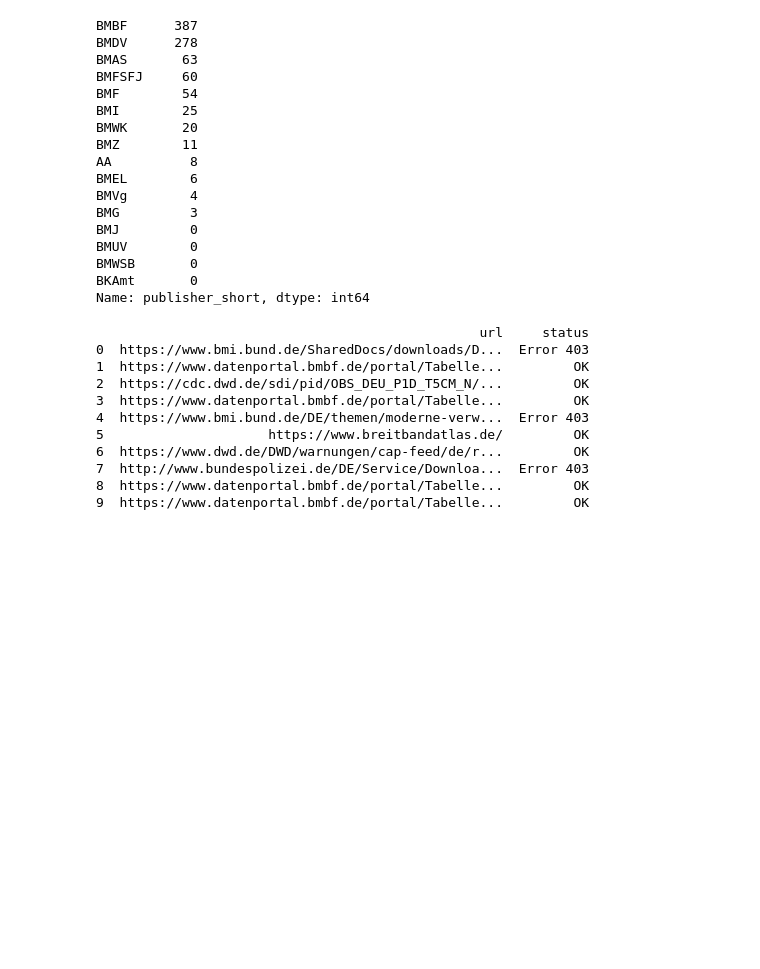
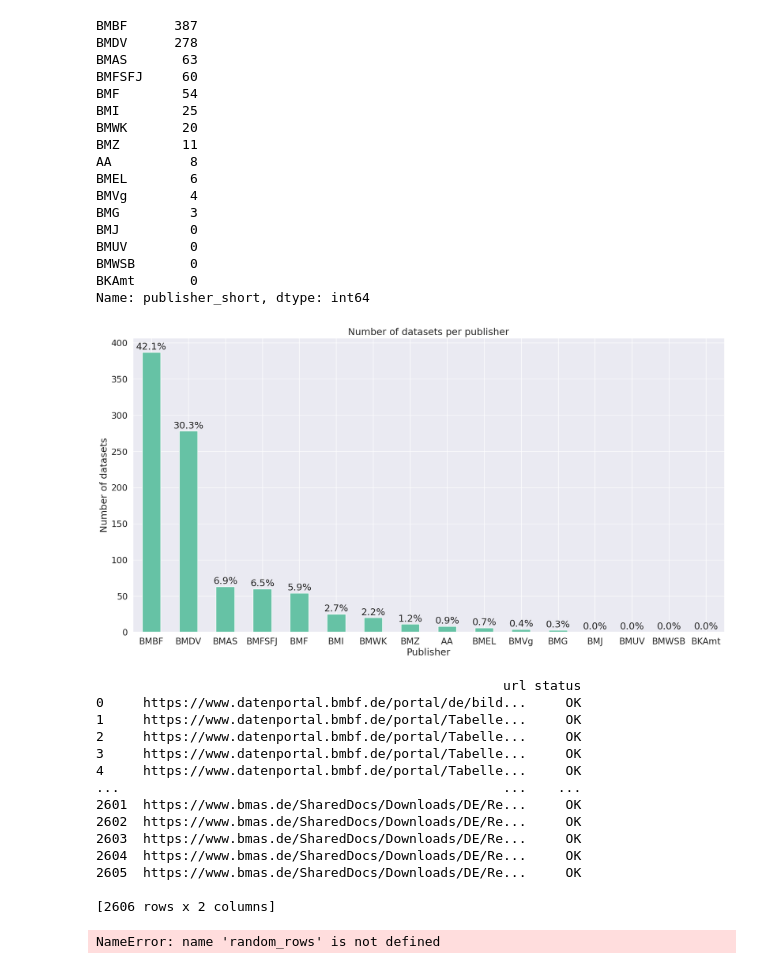
Before and after one commit to DataLab-BMWK/bm-govdata-py, a Jupyter notebook: notebooks/govdata.ipynb, the cells around one changed output. Cells and saved outputs as stored; diff of their text form; code cells hidden in the pictures; blank space fills up the shorter version.

```diff
--- a/notebooks/govdata.ipynb
+++ b/notebooks/govdata.ipynb
@@ -84 +78,22 @@ df.to_csv('output/govdata.csv', index=False)
+# %%
+# Subset the file format from the distribution_link column
+df['file_format'] = df['distribution_link'].str.split('.').str[-1]
+
+# Change all values in file_column to 'csv' that contain '.csv' and all to 'json' that contain '.json'
+df.loc[df['distribution_link'].str.contains('csv', case=False), 'file_format'] = 'csv'
+df.loc[df['distribution_link'].str.contains('json', case=False), 'file_format'] = 'json'
+df.loc[df['distribution_link'].str.contains('pdf', case=False), 'file_format'] = 'pdf'
+df.loc[df['distribution_link'].str.contains('xlsx', case=False), 'file_format'] = 'xlsx'
+df.loc[df['distribution_link'].str.contains('xls[^x]', case=False), 'file_format'] = 'xls'
+df.loc[df['distribution_link'].str.contains('xlm', case=False), 'file_format'] = 'xlm'
+
+# Change all values in file_column to 'other' that are longer than 4 characters
+df.loc[df['file_format'].str.len() > 5, 'file_format'] = 'other link'
+
+# Count number of occurences and change all to 'other' that occur fewer than 5 times
+df['file_format'] = df['file_format'].where(df['file_format'].map(df['file_format'].value_counts()) > 5, 'other link')
+
+
+# Export df to CSV
+#df.to_csv('output/govdata.csv', index=False)
 # %%
@@ -109,4 +176,23 @@ BMUV        0
 BMWSB       0
 BKAmt       0
 Name: publisher_short, dtype: int64
+# %%
+# Plot df_distinct_publ with Seaborn
+ax = df_distinct_publ.plot(kind='bar', figsize=(20,10), title='Number of datasets per publisher')
+
+# Set the labels
+ax.set_xlabel('Publisher')
+ax.set_ylabel('Number of datasets')
+
+# Set the x-axis labels to horizontal
+ax.tick_params(axis='x', labelrotation=0)
+
+# Add the percentages
+for p in ax.patches:
+    ax.annotate('{:.1f}%'.format(100 * p.get_height() / df_distinct_publ.sum()), (p.get_x() + p.get_width() / 2., p.get_height()), ha='center', va='center', xytext=(0, 10), textcoords='offset points')
+
+# Show the plot
+plt.show()
+# %% [output]
+[figure, added]
 # %%
@@ -115,7 +201,8 @@ random_rows = df.sample(n=10)
 import requests
 
 # List of URLs to check
-urls = random_rows.distribution_link
+# urls = random_rows.distribution_link
+urls = df.distribution_link
 # Create a list of dictionaries to store the results
 results = []
 
@@ -141,16 +228,20 @@ results_url_status.to_csv("output/results_url_status.csv", index=False)
 print(results_url_status)
 
 # Delete variables that are not needed anymore
-del results, random_rows, response, url, urls
+del results, response, url, urls
 # %% [output]
-                                                 url     status
-0  https://www.bmi.bund.de/SharedDocs/downloads/D...  Error 403
-1  https://www.datenportal.bmbf.de/portal/Tabelle...         OK
-2  https://cdc.dwd.de/sdi/pid/OBS_DEU_P1D_T5CM_N/...         OK
-3  https://www.datenportal.bmbf.de/portal/Tabelle...         OK
-4  https://www.bmi.bund.de/DE/themen/moderne-verw...  Error 403
-5                     https://www.breitbandatlas.de/         OK
-6  https://www.dwd.de/DWD/warnungen/cap-feed/de/r...         OK
-7  http://www.bundespolizei.de/DE/Service/Downloa...  Error 403
-8  https://www.datenportal.bmbf.de/portal/Tabelle...         OK
-9  https://www.datenportal.bmbf.de/portal/Tabelle...         OK
+                                                    url status
+0     https://www.datenportal.bmbf.de/portal/de/bild...     OK
+1     https://www.datenportal.bmbf.de/portal/Tabelle...     OK
+2     https://www.datenportal.bmbf.de/portal/Tabelle...     OK
+3     https://www.datenportal.bmbf.de/portal/Tabelle...     OK
+4     https://www.datenportal.bmbf.de/portal/Tabelle...     OK
+...                                                 ...    ...
+2601  https://www.bmas.de/SharedDocs/Downloads/DE/Re...     OK
+2602  https://www.bmas.de/SharedDocs/Downloads/DE/Re...     OK
+2603  https://www.bmas.de/SharedDocs/Downloads/DE/Re...     OK
+2604  https://www.bmas.de/SharedDocs/Downloads/DE/Re...     OK
+2605  https://www.bmas.de/SharedDocs/Downloads/DE/Re...     OK
+
+[2606 rows x 2 columns]
+NameError: name 'random_rows' is not defined
```
Also changed, not shown: parts of 10 cells of this notebook.
